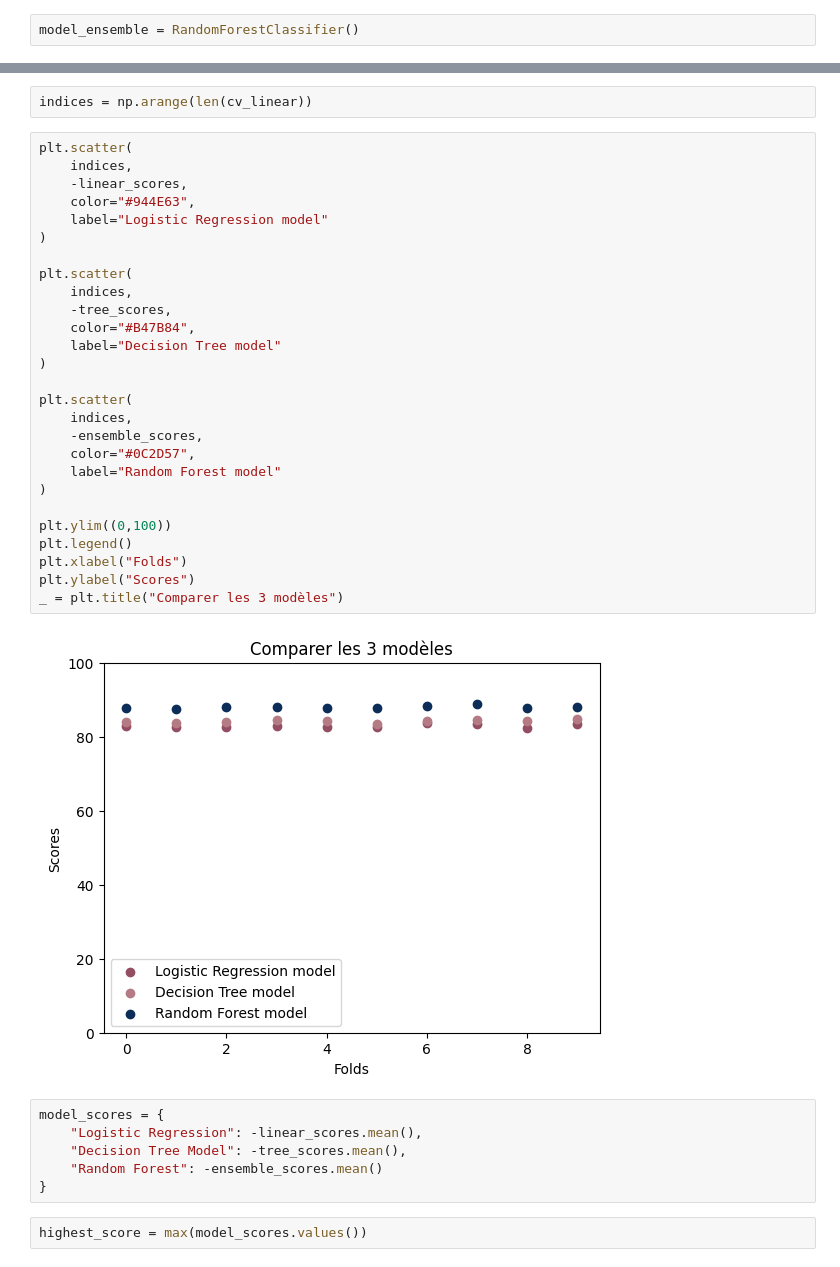
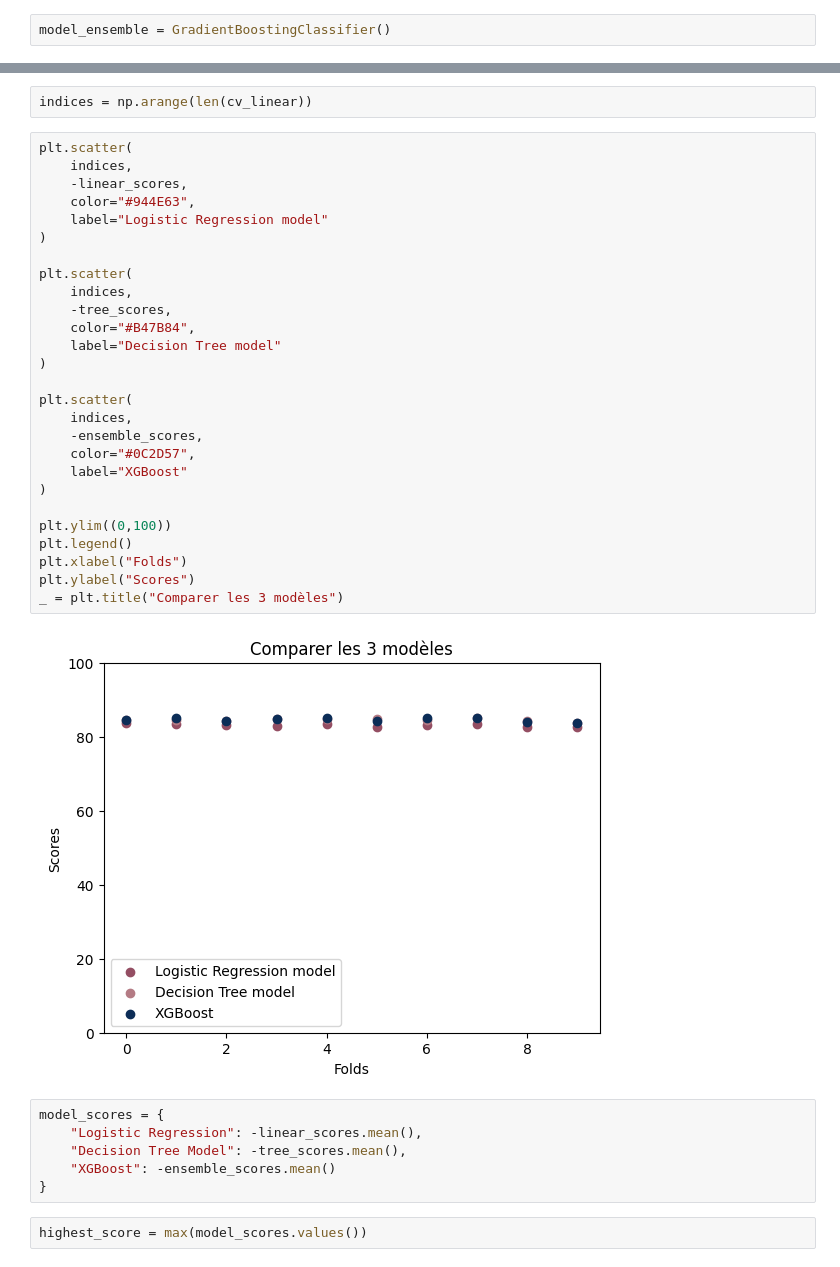
Before and after one commit to mandresyandri/hotel-booking-cancelation, a Jupyter notebook: model_build/model_benchmark.ipynb, the cells around one changed output, grey strips where cells are left out. Cells and saved outputs as stored; diff of their text form.

```diff
--- a/model_build/model_benchmark.ipynb
+++ b/model_build/model_benchmark.ipynb
@@ -199,7 +200,7 @@ model_linear = LogisticRegression()
 # %%
 model_tree = DecisionTreeClassifier()
 # %%
-model_ensemble = RandomForestClassifier()
+model_ensemble = GradientBoostingClassifier()
 # %% [markdown]
 ### Définition des pipelines complets
 # %%
@@ -340,37 +341,37 @@ indices = np.arange(len(cv_linear))
 # %%
 plt.scatter(
     indices,
     -linear_scores,
     color="#944E63",
     label="Logistic Regression model"
 )
 
 plt.scatter(
     indices,
     -tree_scores,
     color="#B47B84",
     label="Decision Tree model"
 )
 
 plt.scatter(
     indices,
     -ensemble_scores,
     color="#0C2D57",
-    label="Random Forest model"
+    label="XGBoost"
 )
 
 plt.ylim((0,100))
 plt.legend()
 plt.xlabel("Folds")
 plt.ylabel("Scores")
 _ = plt.title("Comparer les 3 modèles")
 # %% [output]
-[figure, old version]
+[figure, new version]
 # %%
 model_scores = {
     "Logistic Regression": -linear_scores.mean(),
     "Decision Tree Model": -tree_scores.mean(),
-    "Random Forest": -ensemble_scores.mean()
+    "XGBoost": -ensemble_scores.mean()
 }
 # %%
 highest_score = max(model_scores.values())
```
Also changed, not shown: parts of 9 cells of this notebook, 1 other file.
